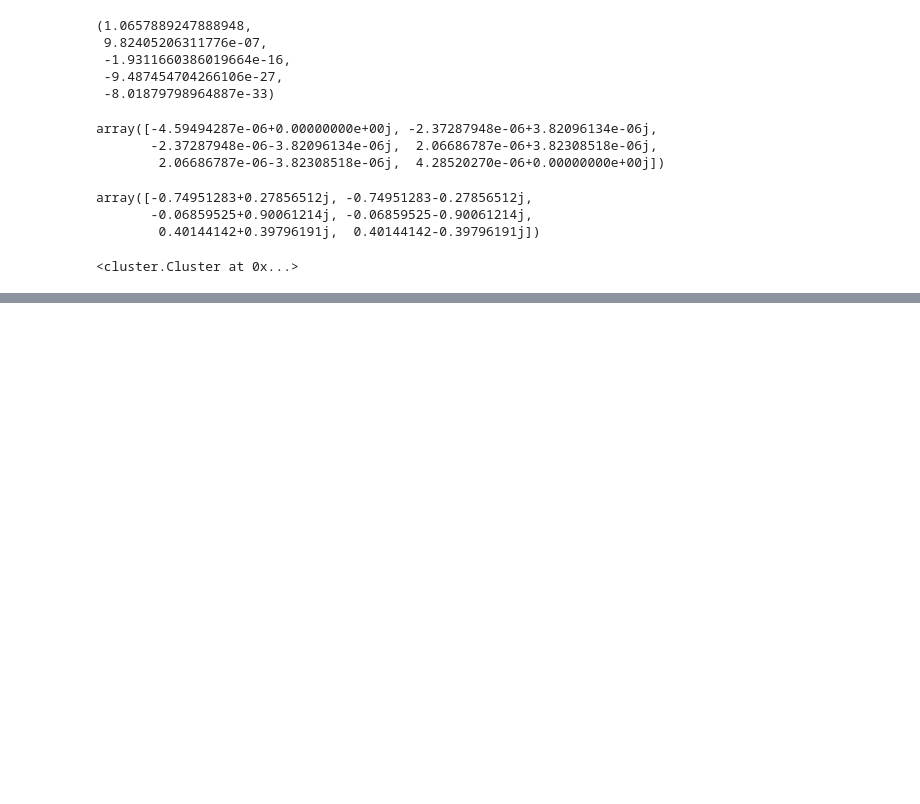
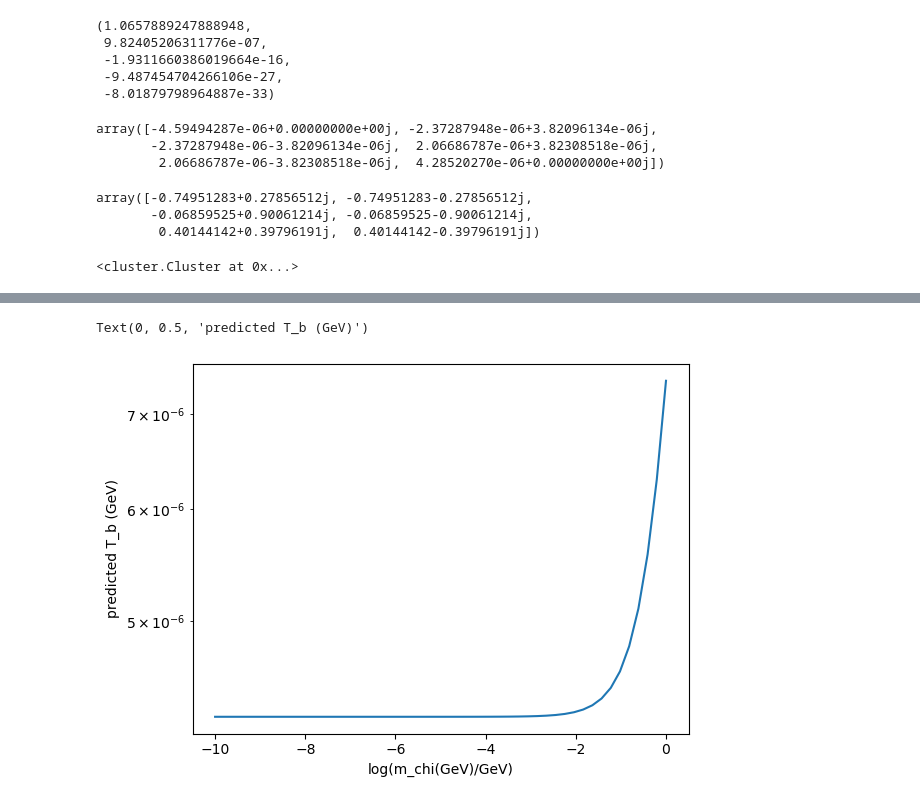
Before and after one commit to eleanorstuart/thermo-idm, a Jupyter notebook: pred_T_b_methods.ipynb, the cells around one changed output, grey strips where cells are left out. Cells and saved outputs as stored; diff of their text form; code cells hidden in the pictures; blank space fills up the shorter version.

```diff
--- a/pred_T_b_methods.ipynb
+++ b/pred_T_b_methods.ipynb
@@ -314,0 +278,10 @@ plt.plot(m_chis, pred_Tbs)
+# %%
+pred_Tbs = [test_cluster.pred_T_b(p).value for p in p0ms]
+pred_Tbs
+plt.plot(m_chis, pred_Tbs)
+plt.yscale('log')
+plt.xlabel('log(m_chi(GeV)/GeV)')
+plt.ylabel('predicted T_b (GeV)')
+# %% [output]
+Text(0, 0.5, 'predicted T_b (GeV)')
+[figure, added]
```
Also changed, not shown: parts of 9 cells of this notebook, 2 other files.
